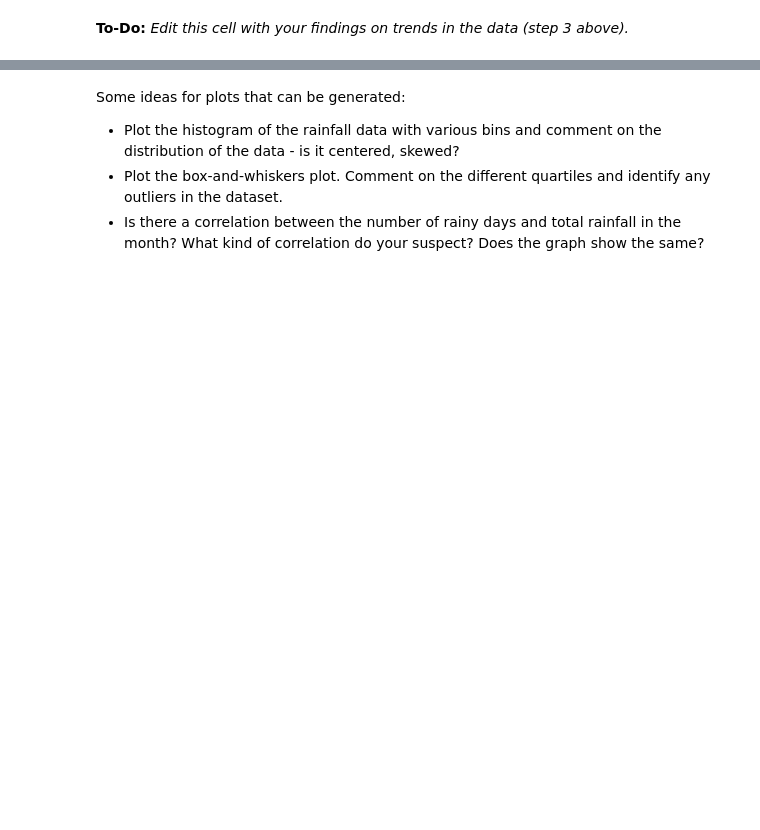
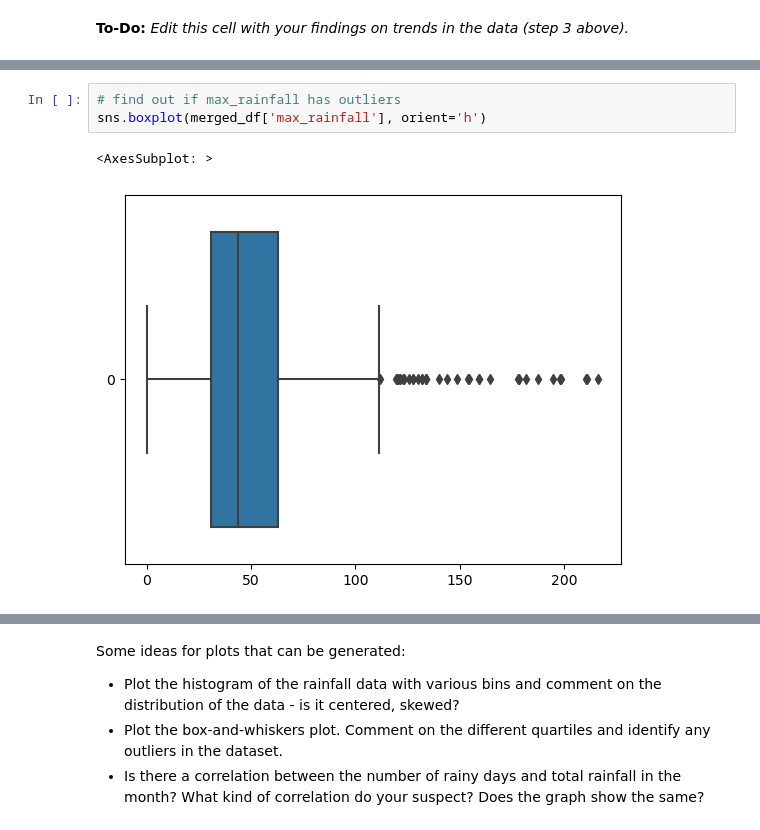
Before and after one commit to lishing/ga_project1_dsif9, a Jupyter notebook: code/starter-code.ipynb, the cells around one changed output, grey strips where cells are left out. Cells and saved outputs as stored; diff of their text form; blank space fills up the shorter version.

```diff
--- a/code/starter-code.ipynb
+++ b/code/starter-code.ipynb
@@ -620,0 +624,6 @@ KeyError: 'year'
+# %%
+# find out if max_rainfall has outliers
+sns.boxplot(merged_df['max_rainfall'], orient='h')
+# %% [output]
+<AxesSubplot: >
+[figure, added]
```
Also changed, not shown: parts of 99 cells of this notebook, 11 other files.
